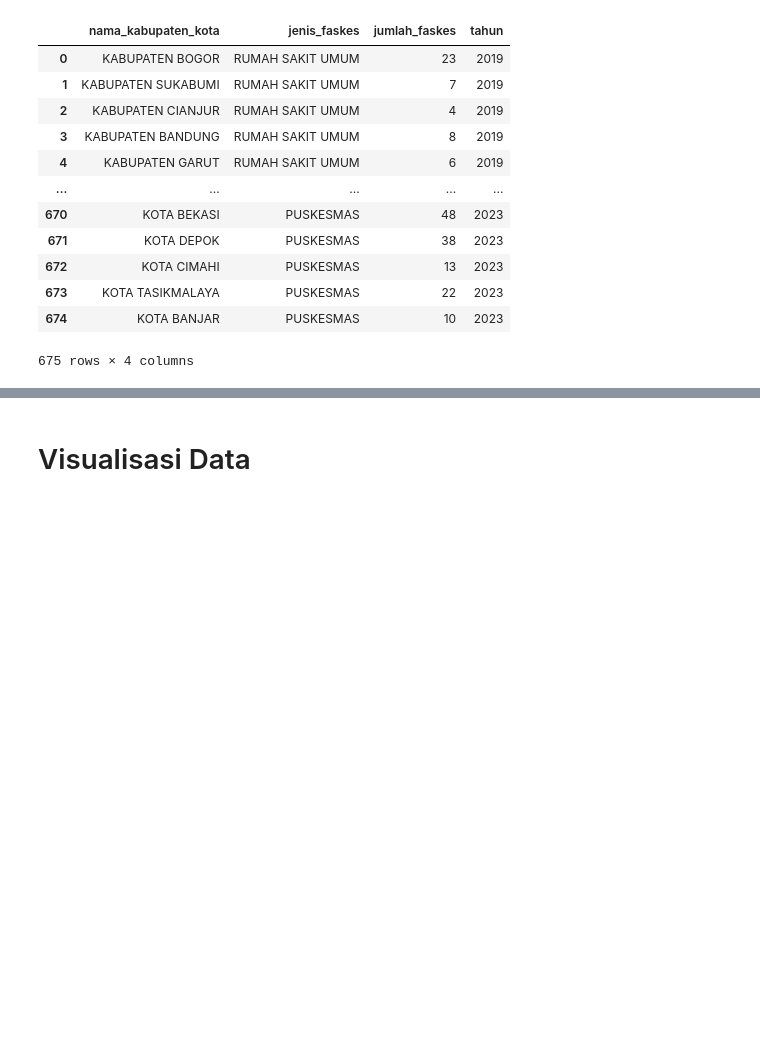
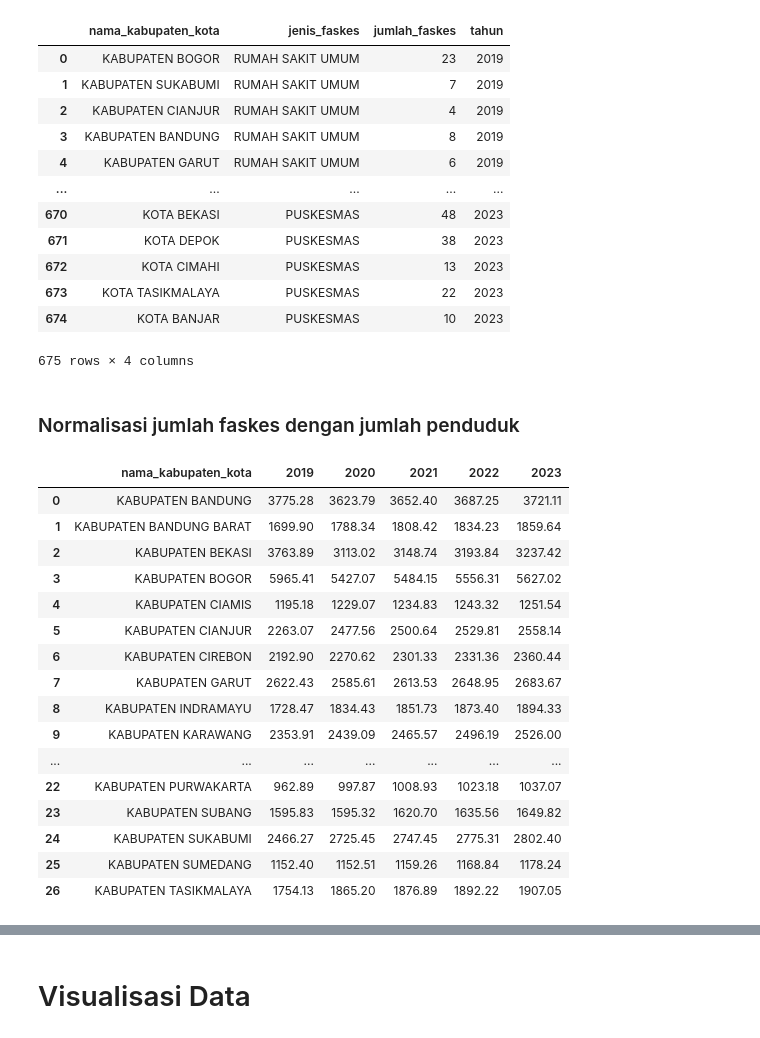
Before and after one commit to EIGHISTADWIPUTRA/Data_Mining_Tugas_1_Kel-1_C-1, a Jupyter notebook: Data_Mining_1.ipynb, the cells around one changed output, grey strips where cells are left out. Drawn from its saved outputs; the diff is of its cells as text; code cells hidden in the pictures; blank space fills up the shorter version.

```diff
--- a/Data_Mining_1.ipynb
+++ b/Data_Mining_1.ipynb
@@ -899,3 +1002,25 @@ clean_faskes
 | 673 | KOTA TASIKMALAYA | PUSKESMAS | 22 | 2023 |
 | 674 | KOTA BANJAR | PUSKESMAS | 10 | 2023 |
 675 rows × 4 columns
+# %% [markdown]
+### Normalisasi jumlah faskes dengan jumlah penduduk
+# %%
+populasi
+# %% [output]
+|  | nama_kabupaten_kota | 2019 | 2020 | 2021 | 2022 | 2023 |
+| 0 | KABUPATEN BANDUNG | 3775.28 | 3623.79 | 3652.40 | 3687.25 | 3721.11 |
+| 1 | KABUPATEN BANDUNG BARAT | 1699.90 | 1788.34 | 1808.42 | 1834.23 | 1859.64 |
+| 2 | KABUPATEN BEKASI | 3763.89 | 3113.02 | 3148.74 | 3193.84 | 3237.42 |
+| 3 | KABUPATEN BOGOR | 5965.41 | 5427.07 | 5484.15 | 5556.31 | 5627.02 |
+| 4 | KABUPATEN CIAMIS | 1195.18 | 1229.07 | 1234.83 | 1243.32 | 1251.54 |
+| 5 | KABUPATEN CIANJUR | 2263.07 | 2477.56 | 2500.64 | 2529.81 | 2558.14 |
+| 6 | KABUPATEN CIREBON | 2192.90 | 2270.62 | 2301.33 | 2331.36 | 2360.44 |
+| 7 | KABUPATEN GARUT | 2622.43 | 2585.61 | 2613.53 | 2648.95 | 2683.67 |
+| 8 | KABUPATEN INDRAMAYU | 1728.47 | 1834.43 | 1851.73 | 1873.40 | 1894.33 |
+| 9 | KABUPATEN KARAWANG | 2353.91 | 2439.09 | 2465.57 | 2496.19 | 2526.00 |
+| ... | ... | ... | ... | ... | ... | ... |
+| 22 | KABUPATEN PURWAKARTA | 962.89 | 997.87 | 1008.93 | 1023.18 | 1037.07 |
+| 23 | KABUPATEN SUBANG | 1595.83 | 1595.32 | 1620.70 | 1635.56 | 1649.82 |
+| 24 | KABUPATEN SUKABUMI | 2466.27 | 2725.45 | 2747.45 | 2775.31 | 2802.40 |
+| 25 | KABUPATEN SUMEDANG | 1152.40 | 1152.51 | 1159.26 | 1168.84 | 1178.24 |
+| 26 | KABUPATEN TASIKMALAYA | 1754.13 | 1865.20 | 1876.89 | 1892.22 | 1907.05 |
```
Also changed, not shown: parts of 105 cells of this notebook, 6 other files.
